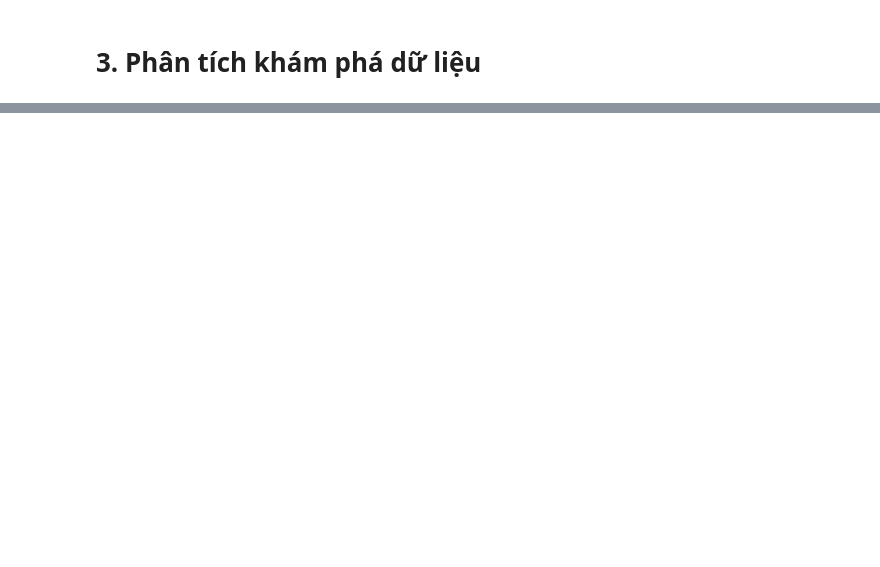
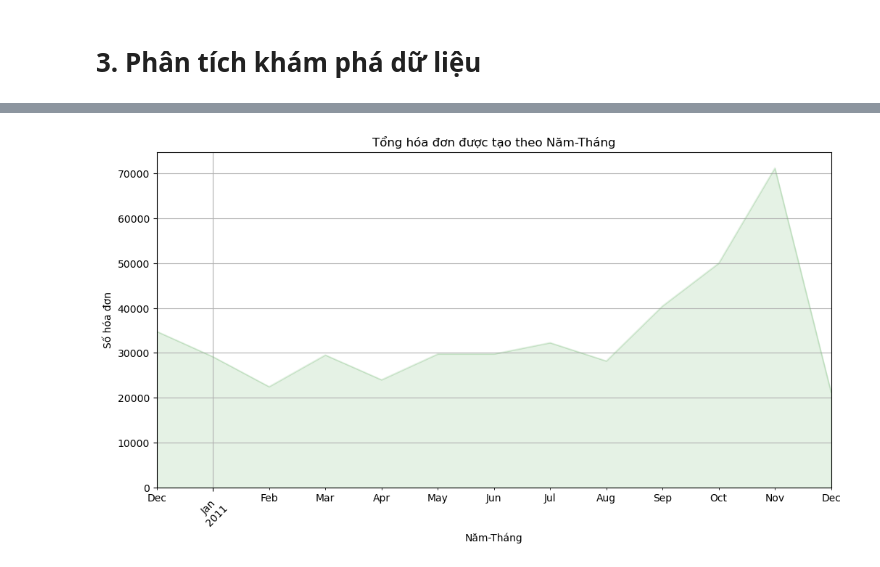
Before and after one commit to Hoang-Nghia-Duc/Hoang-Nghia-Duc-Association-Rule, a Jupyter notebook: GR8_AR.ipynb, the cells around one changed output, grey strips where cells are left out. Cells and saved outputs as stored; diff of their text form; code cells hidden in the pictures; blank space fills up the shorter version.

```diff
--- a/GR8_AR.ipynb
+++ b/GR8_AR.ipynb
@@ -310,0 +252,15 @@ df
+# %%
+plt.figure(figsize=(12, 6))
+df['InvoiceDate'] = pd.to_datetime(df['InvoiceDate'])
+df['YearMonth'] = df['InvoiceDate'].dt.to_period('M')  # new column for Year-Month
+number_of_invoices_per_month = df.groupby('YearMonth')['InvoiceNo'].count()
+number_of_invoices_per_month.plot(kind='area', color='green', alpha=0.1)
+
+plt.xlabel('Năm-Tháng')
+plt.ylabel('Số hóa đơn')
+plt.title('Tổng hóa đơn được tạo theo Năm-Tháng')
+plt.xticks(rotation=45)
+plt.grid(True)
+plt.show()
+# %% [output]
+[figure, added]
```
Also changed, not shown: parts of 33 cells of this notebook.
